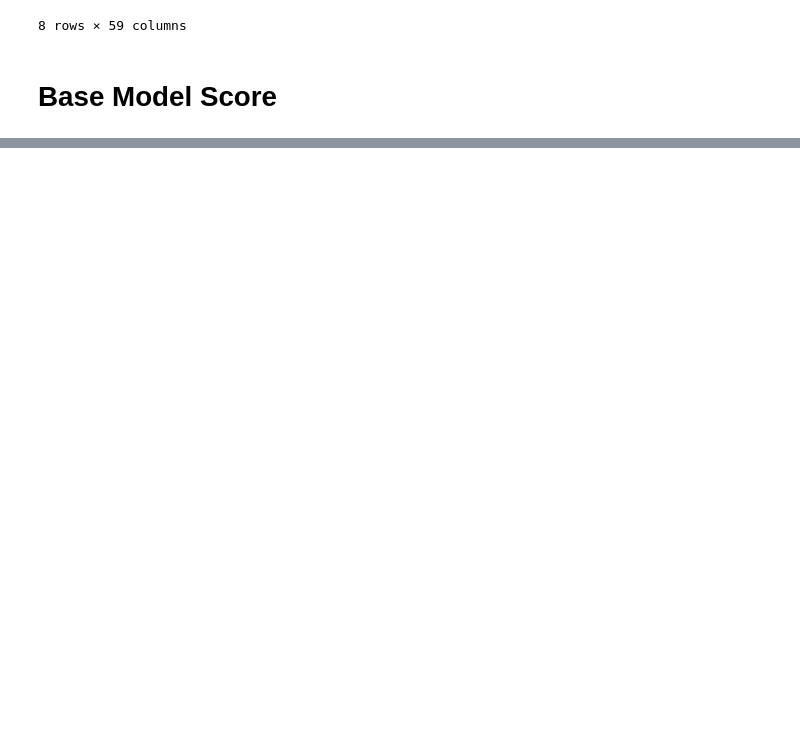
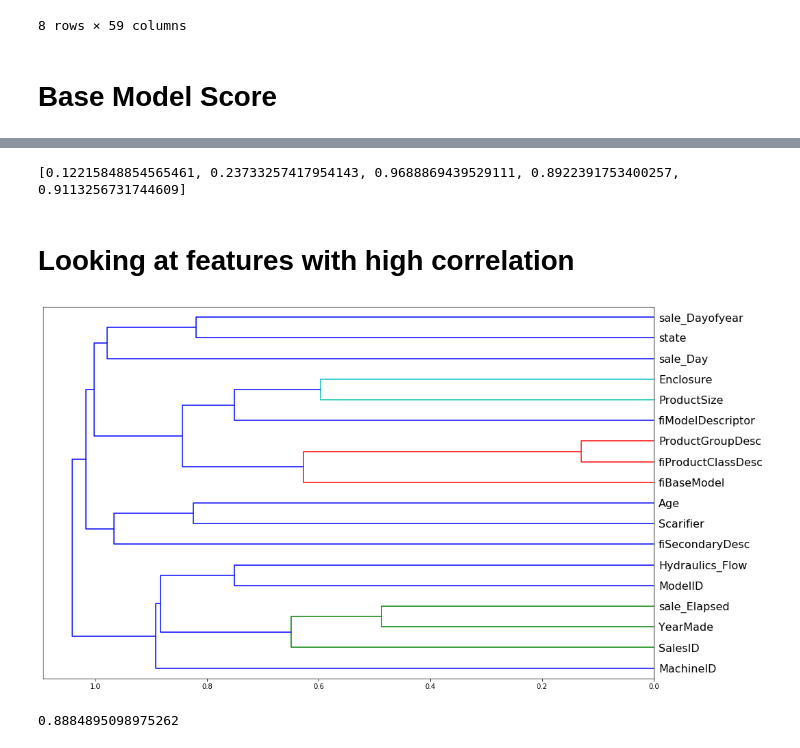
Before and after one commit to kirankm/kaggle, a Jupyter notebook: bluebook/notebooks/bluebook kaggle.ipynb, the cells around one changed output, grey strips where cells are left out. Cells and saved outputs as stored; diff of their text form; code cells hidden in the pictures; blank space fills up the shorter version.

```diff
--- a/bluebook/notebooks/bluebook kaggle.ipynb
+++ b/bluebook/notebooks/bluebook kaggle.ipynb
@@ -311,0 +611,6 @@ print_score(m)
+# %%
+m = RandomForestRegressor(n_estimators= 40, bootstrap= True, n_jobs= -1, oob_score= True, max_features=.5,
+                         max_samples= 40000, min_samples_leaf= 3)
+
+m.fit(x_train, y_train)
+print_score(m)
@@ -311,0 +621,6 @@ print_score(m)
+# %%
+m = RandomForestRegressor(n_estimators= 40, bootstrap= True, n_jobs= -1, oob_score= True, max_features=.6,
+                         max_samples= 40000, min_samples_leaf= 3)
+
+m.fit(x_train, y_train)
+print_score(m)
@@ -311,0 +633,10 @@ print_score(m)
+# %%
+m = RandomForestRegressor(n_estimators= 100, bootstrap= True, n_jobs= -1, oob_score= True, max_features=.6,
+                          min_samples_leaf= 3)
+
+m.fit(x_train, y_train)
+print_score(m)
+# %% [output]
+[0.12215848854565461, 0.23733257417954143, 0.9688869439529111, 0.8922391753400257, 0.9113256731744609]
+# %% [markdown]
+# Looking at features with high correlation
@@ -311,0 +646,12 @@ print_score(m)
+# %%
+def plot_corr_dendogram(df):
+    corr = np.round(scipy.stats.spearmanr(df).correlation, 4)
+    corr_condensed = hc.distance.squareform(1-corr)
+    z = hc.linkage(corr_condensed, method='average')
+    fig = plt.figure(figsize=(16,10))
+    dendrogram = hc.dendrogram(z, labels=df.columns, orientation='left', leaf_font_size=16)
+    plt.show()
+# %%
+plot_corr_dendogram(x_train)
+# %% [output]
+[figure, added]
@@ -311,0 +671,4 @@ print_score(m)
+# %%
+print(base_score)
+# %% [output]
+0.8884895098975262
```
Also changed, not shown: parts of 130 cells of this notebook.
